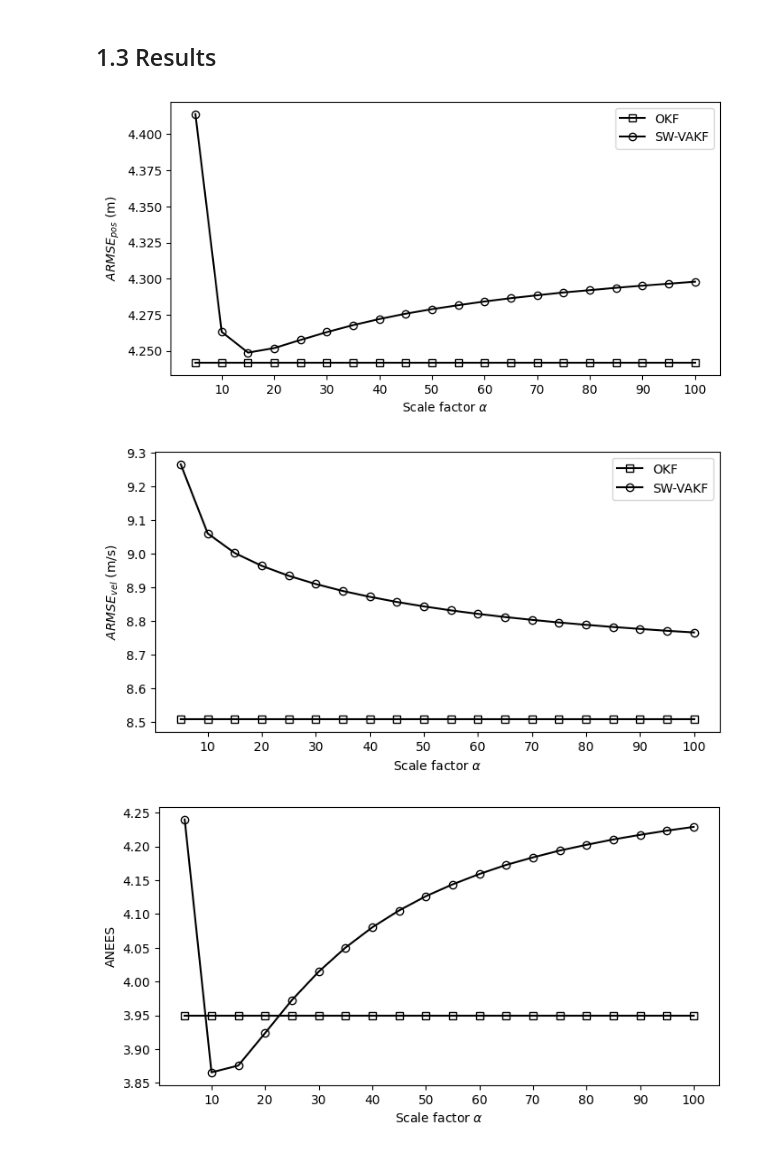
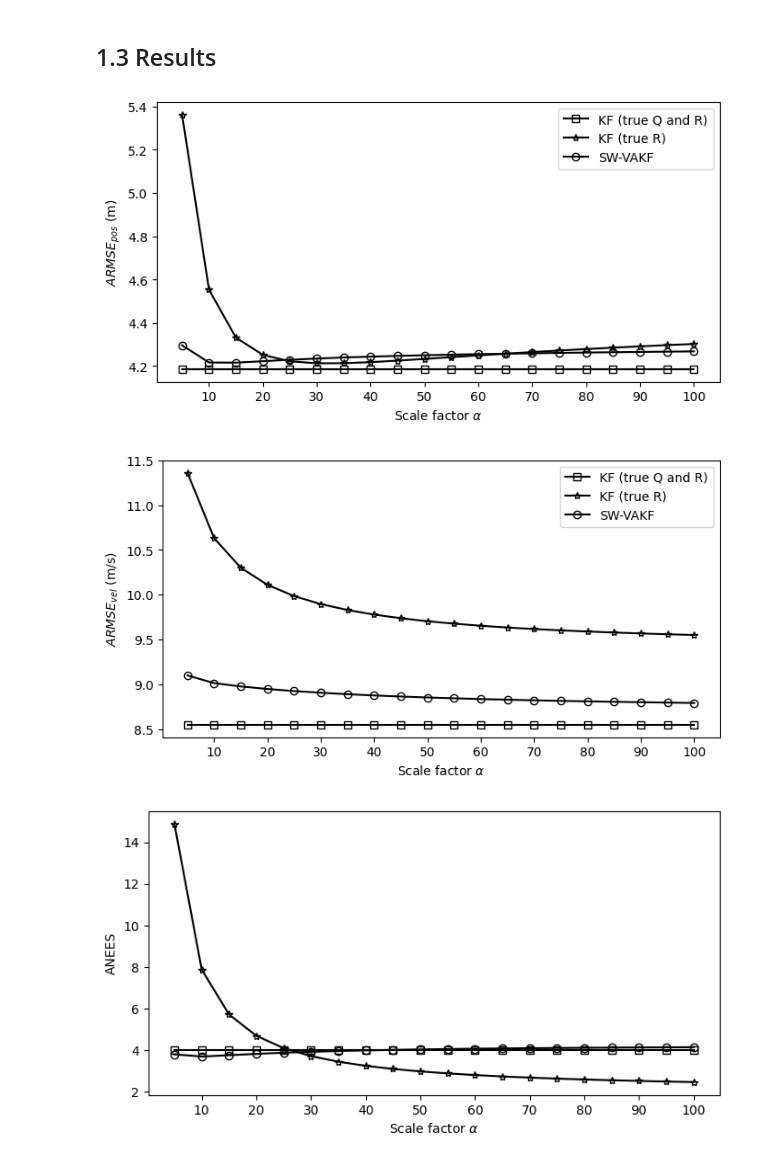
Before and after one commit to probml/rebayes, a Jupyter notebook: rebayes/extended_kalman_filter/demos/sw_ekf_demo.ipynb, the cells around one changed output. Drawn from its saved outputs; the diff is of its cells as text; code cells hidden in the pictures.

```diff
--- a/rebayes/extended_kalman_filter/demos/sw_ekf_demo.ipynb
+++ b/rebayes/extended_kalman_filter/demos/sw_ekf_demo.ipynb
@@ -119,6 +130,8 @@ def run_swvakf(alpha, m0, ys):
         emission_mean_function = h,
         emission_cov_function = None,
         emission_covariance = R0,
+        adaptive_dynamics_cov = True,
+        adaptive_emission_cov = True,
         covariance_inflation_factor = rho,
         window_length = 5,
     )
@@ -174,7 +187,7 @@ def run_experiment1(alpha_grid, n_iter=10, key=0):
         # Generate dataset
         m0, ms, ys = generate_dataset_1(q, r, dt, T, key)
 
-        # Run Optimal Kalman Filter
+        # Run and evaluate Optimal Kalman Filter
         lgssm = LinearGaussianSSM(state_dim = 4, emission_dim = 2, input_dim = 0)
         params_lgssm, _ = lgssm.initialize(
             initial_mean = m0,
@@ -184,12 +197,31 @@ def run_experiment1(alpha_grid, n_iter=10, key=0):
             emission_weights = H,
             emission_covariance = Rs
         )
-
-        # Evaluate Optimal Kalman Filter
         okf_posterior = lgssm.filter(params_lgssm, ys)
         okf_xs, okf_Ps = okf_posterior.filtered_means, okf_posterior.filtered_covariances
-        okf_pos_armse, okf_vel_armse = compute_armses(okf_xs, ms)
+        okf_pos_armses, okf_vel_armses = compute_armses(okf_xs, ms)
         okf_anees = compute_anees(okf_xs, okf_Ps, ms)
+
+        # Run and evaluate Kalman Filter with mean Q and R
+        def run_kf(alpha):
+            lgssm = LinearGaussianSSM(state_dim = 4, emission_dim = 2, input_dim = 0)
+            Q0 = alpha * jnp.eye(m0.shape[0])
+            params_lgssm, _ = lgssm.initialize(
+                initial_mean = m0,
+                initial_covariance = 100. * jnp.eye(m0.shape[0]),
+                dynamics_weights = F,
+                dynamics_covariance = Q0,
+                emission_weights = H,
+                emission_covariance = Rs
+            )
+            kf_posterior = lgssm.filter(params_lgssm, ys)
+            kf_xs, kf_Ps = kf_posterior.filtered_means, kf_posterior.filtered_covariances
+
+            return kf_xs, kf_Ps, Q0
+        kf_xs, kf_Ps, kf_Qs = vmap(run_kf)(alpha_grid)
+        kf_pos_armses, kf_vel_armses = vmap(compute_armses, (0, None))(kf_xs, ms)
+        kf_anees = vmap(compute_anees, (0, 0, None))(kf_xs, kf_Ps, ms)
+        kf_q_asrnfns = vmap(compute_asrnfns, (0, None))(kf_Qs, Qs)
 
         # Run and evaluate SW-VAKF
         sw_ms, sw_Ps, sw_Qs, sw_Rs = vmap(run_swvakf, (0, None, None))(alpha_grid, m0, ys)
@@ -197,11 +229,13 @@ def run_experiment1(alpha_grid, n_iter=10, key=0):
             vmap(evaluate_swvakf, (0, 0, 0, 0, None, None, None))(sw_ms, sw_Ps, sw_Qs, sw_Rs, ms, Qs, Rs)
 
         result = {
-            "Qs": sw_Qs,
-            "Rs": sw_Rs,
-            "okf_pos_armse": okf_pos_armse,
-            "okf_vel_armse": okf_vel_armse,
+            "okf_pos_armse": okf_pos_armses,
+            "okf_vel_armse": okf_vel_armses,
             "okf_anees": okf_anees,
+            "kf_pos_armse": kf_pos_armses,
+            "kf_vel_armse": kf_vel_armses,
+            "kf_q_asrnfn": kf_q_asrnfns,
+            "kf_anees": kf_anees,
             "swvakf_pos_armse": sw_pos_armses,
             "swvakf_vel_armse": sw_vel_armses,
             "swvakf_q_asrnfn": sw_q_asrnfns,
@@ -220,11 +254,13 @@ def run_experiment1(alpha_grid, n_iter=10, key=0):
 ## 1.3 Results
 # %%
 alpha_grid = jnp.arange(5, 101, 5)
-experiment_result = run_experiment1(alpha_grid, n_iter=100)
+experiment_result = run_experiment1(alpha_grid, n_iter=30)
 # %%
 fig, ax = plt.subplots(figsize=(8,4))
 ax.plot(alpha_grid, [experiment_result["okf_pos_armse"]] * len(alpha_grid), '-ks',
-        markerfacecolor='None', label="OKF")
+        markerfacecolor='None', label="KF (true Q and R)")
+ax.plot(alpha_grid, experiment_result["kf_pos_armse"], '-k*',
+        markerfacecolor='None', label="KF (true R)")
 ax.plot(alpha_grid, experiment_result["swvakf_pos_armse"], '-ko',
         markerfacecolor='None', label="SW-VAKF")
 ax.set_xlabel(r"Scale factor $\alpha$")
@@ -233,11 +269,13 @@ ax.legend();
 ax.set_xticks(alpha_grid[1::2]);
 # ax.set_ylim(4.10, 100.40);
 # %% [output]
-[figure, old version]
+[figure, new version]
 # %%
 fig, ax = plt.subplots(figsize=(8,4))
 ax.plot(alpha_grid, [experiment_result["okf_vel_armse"]] * len(alpha_grid), '-ks',
-        markerfacecolor='None', label="OKF")
+        markerfacecolor='None', label="KF (true Q and R)")
+ax.plot(alpha_grid, experiment_result["kf_vel_armse"], '-k*',
+        markerfacecolor='None', label="KF (true R)");
 ax.plot(alpha_grid, experiment_result["swvakf_vel_armse"], '-ko',
         markerfacecolor='None', label="SW-VAKF");
 ax.set_xlabel(r"Scale factor $\alpha$")
@@ -245,17 +283,19 @@ ax.set_ylabel(r"$ARMSE_{vel}$ (m/s)")
 ax.set_xticks(alpha_grid[1::2])
 ax.legend();
 # %% [output]
-[figure, old version]
+[figure, new version]
 # %%
 fig, ax = plt.subplots(figsize=(8,4))
 ax.plot(alpha_grid, [experiment_result["okf_anees"]] * len(alpha_grid), '-ks',
-        markerfacecolor='None', label="OKF")
+        markerfacecolor='None', label="KF (true Q and R)")
+ax.plot(alpha_grid, experiment_result["kf_anees"], '-k*',
+        markerfacecolor='None', label="KF (true R)");
 ax.plot(alpha_grid, experiment_result["swvakf_anees"], '-ko',
         markerfacecolor='None', label="SW-VAKF");
 ax.set_xlabel(r"Scale factor $\alpha$")
 ax.set_ylabel(r"ANEES");
 ax.set_xticks(alpha_grid[1::2]);
 # %% [output]
-[figure, old version]
+[figure, new version]
 # %%
 fig, ax = plt.subplots(figsize=(8,4))
```
Also changed, not shown: parts of 31 cells of this notebook.
